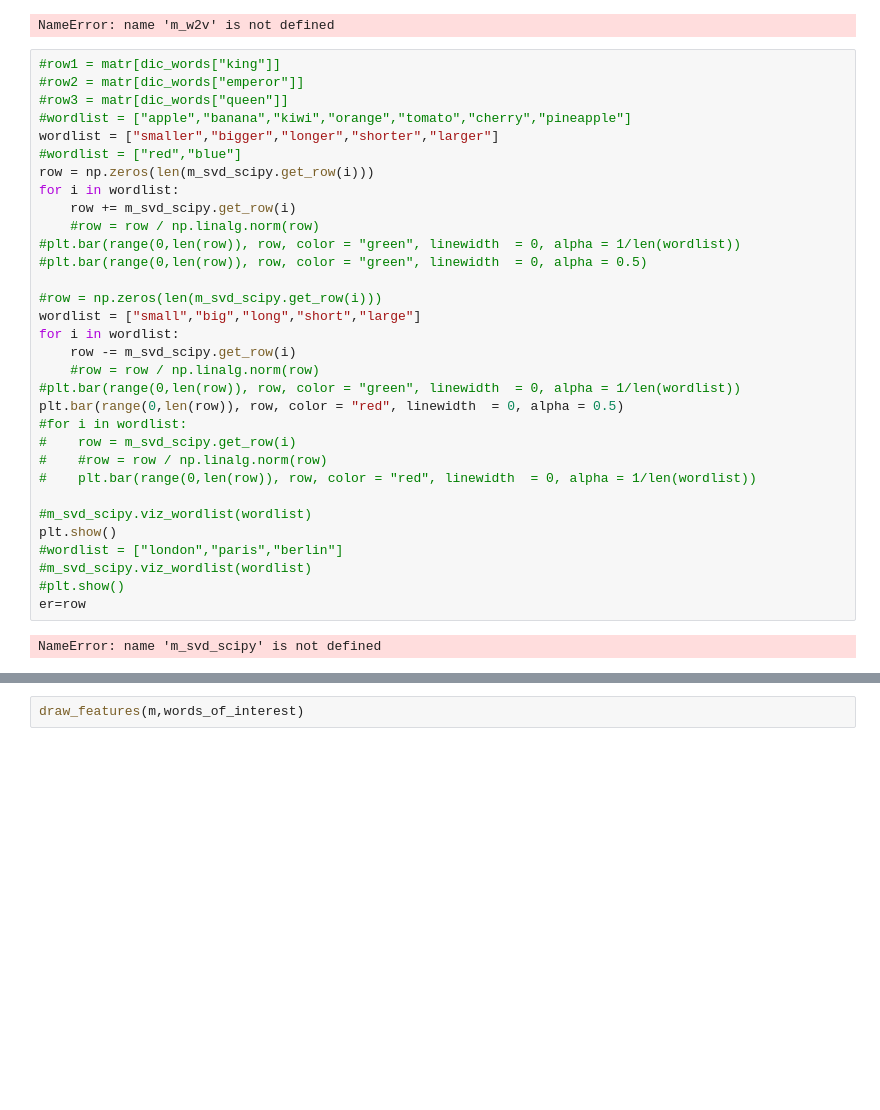
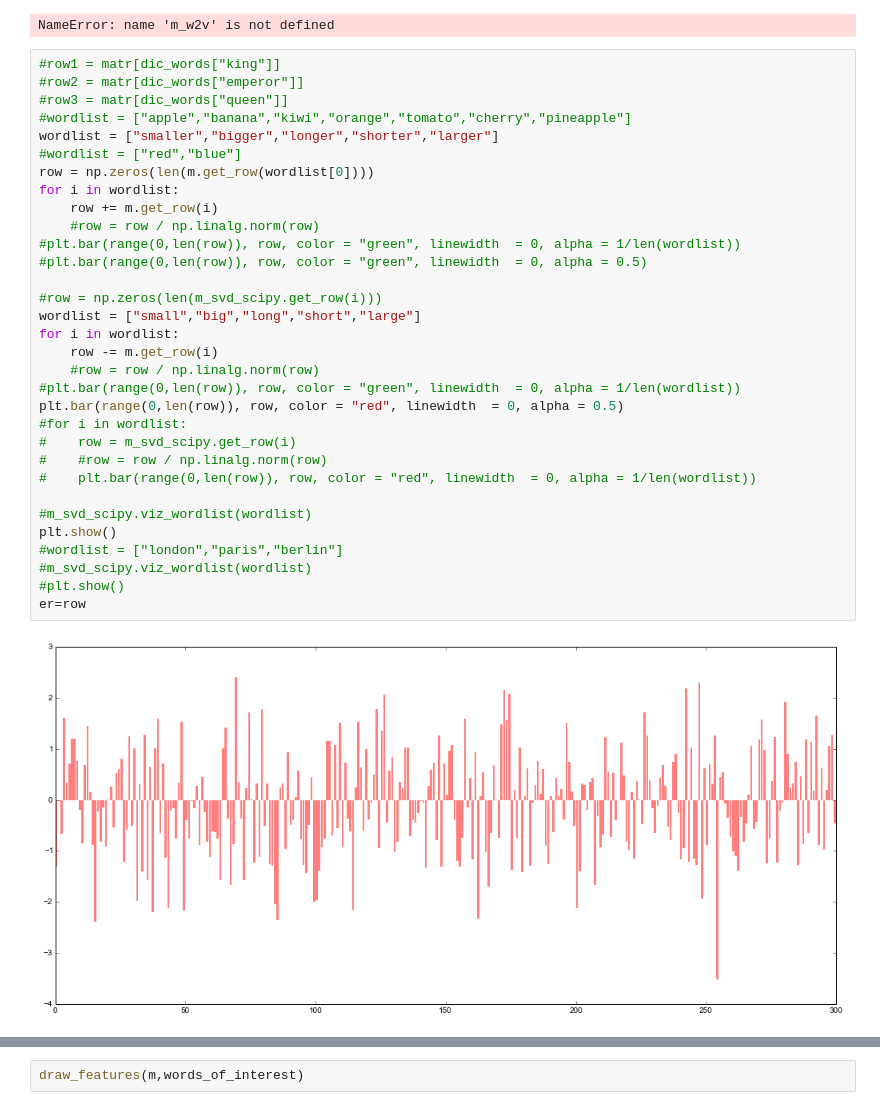
Before and after one commit to undertherain/vsmlib, a Jupyter notebook: python/matrices.ipynb, the cells around one changed output, grey strips where cells are left out. Saved outputs shown, nothing was run; the diff lists cells and outputs as text; blank space fills up the shorter version.

```diff
--- a/python/matrices.ipynb
+++ b/python/matrices.ipynb
@@ -275,35 +279,35 @@ NameError: name 'm_w2v' is not defined
 # %%
 #row1 = matr[dic_words["king"]]
 #row2 = matr[dic_words["emperor"]]
 #row3 = matr[dic_words["queen"]]
 #wordlist = ["apple","banana","kiwi","orange","tomato","cherry","pineapple"]
 wordlist = ["smaller","bigger","longer","shorter","larger"]
 #wordlist = ["red","blue"]
-row = np.zeros(len(m_svd_scipy.get_row(i)))
+row = np.zeros(len(m.get_row(wordlist[0])))
 for i in wordlist:
-    row += m_svd_scipy.get_row(i)
+    row += m.get_row(i)
     #row = row / np.linalg.norm(row)
 #plt.bar(range(0,len(row)), row, color = "green", linewidth  = 0, alpha = 1/len(wordlist))
 #plt.bar(range(0,len(row)), row, color = "green", linewidth  = 0, alpha = 0.5)
 
 #row = np.zeros(len(m_svd_scipy.get_row(i)))
 wordlist = ["small","big","long","short","large"]
 for i in wordlist:
-    row -= m_svd_scipy.get_row(i)
+    row -= m.get_row(i)
     #row = row / np.linalg.norm(row)
 #plt.bar(range(0,len(row)), row, color = "green", linewidth  = 0, alpha = 1/len(wordlist))
 plt.bar(range(0,len(row)), row, color = "red", linewidth  = 0, alpha = 0.5)
 #for i in wordlist:
 #    row = m_svd_scipy.get_row(i)
 #    #row = row / np.linalg.norm(row)
 #    plt.bar(range(0,len(row)), row, color = "red", linewidth  = 0, alpha = 1/len(wordlist))
 
 #m_svd_scipy.viz_wordlist(wordlist)
 plt.show()
 #wordlist = ["london","paris","berlin"]
 #m_svd_scipy.viz_wordlist(wordlist)
 #plt.show()
 er=row
 # %% [output]
-NameError: name 'm_svd_scipy' is not defined
+[figure, added]
 # %%
```
Also changed, not shown: parts of 8 cells of this notebook, 2 other files.
